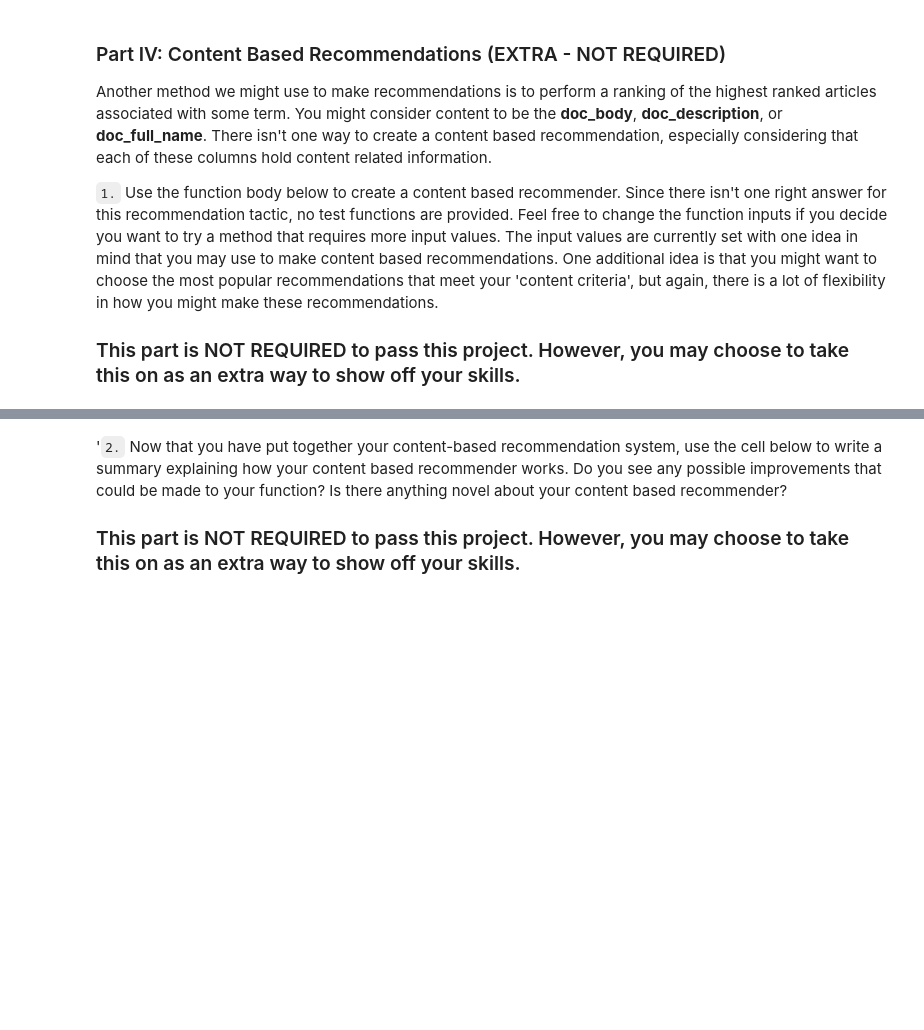
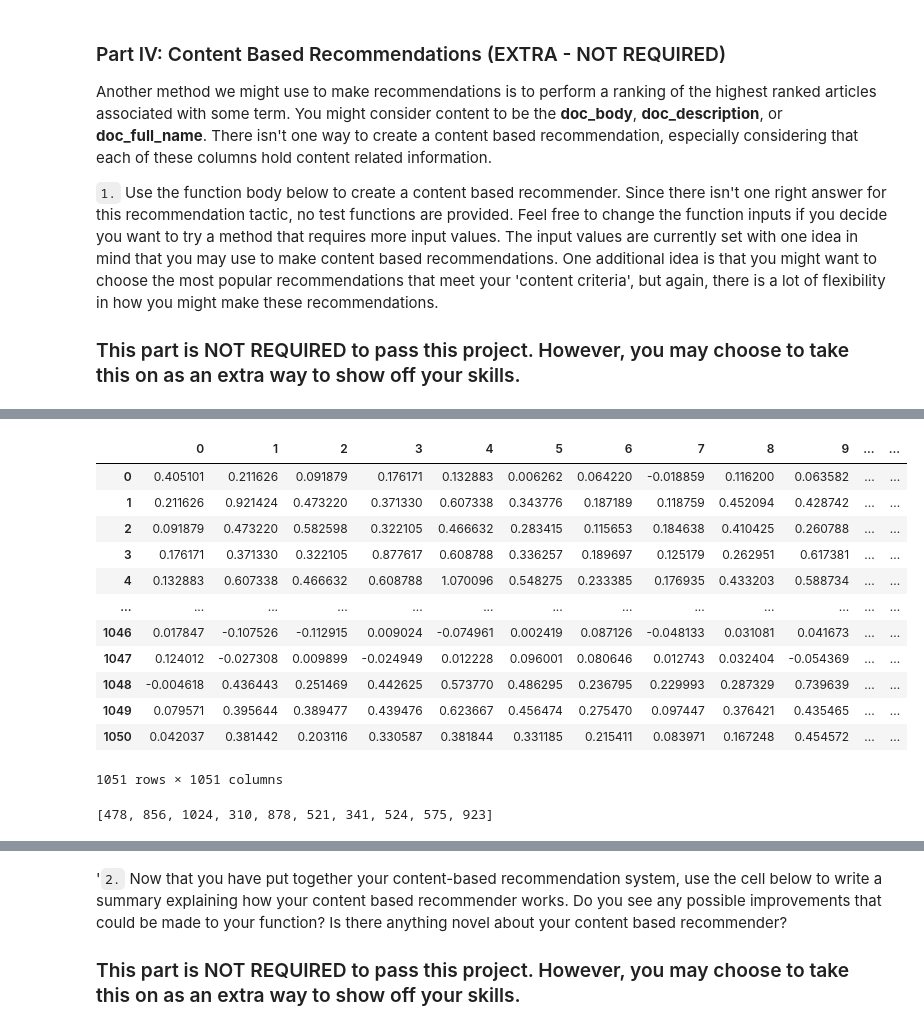
Before and after one commit to MonNum5/IBM_Recommandations_Udacity, a Jupyter notebook: Recommendations_with_IBM.ipynb, the cells around one changed output, grey strips where cells are left out. Cells and saved outputs as stored; diff of their text form; code cells hidden in the pictures; blank space fills up the shorter version.

Commit message:
implemented content recommenation function

```diff
--- a/Recommendations_with_IBM.ipynb
+++ b/Recommendations_with_IBM.ipynb
@@ -642 +658,5 @@ article_text = df_merged['title_doc_body_description'].values
+# %%
+# Train Word2Vec model to be able to measure similarties of words
+from gensim.models import Word2Vec
+model = Word2Vec(article_text_cleaned, min_count=1, size =32)
 # %%
@@ -670,5 +666,4 @@ article_names_cleaned[2]
-# %%
-# Train Word2Vec model to be able to measure similarties of words
-from gensim.models import Word2Vec
-model = Word2Vec(article_names_cleaned, min_count=1, size =32)
+# %%
+# assign to new column
+df_merged['title_full_name_cleaned']=article_text_cleaned
 # %%
@@ -696,0 +703,54 @@ print(model.similarity('science','science'))
+# %%
+# Fill missing values based on similarty
+content_similarity_df=content_similarity_df.fillna(0)
+X=content_similarity_df.values
+X = X.T + X - np.diag(np.diag(X))
+content_similarity_df = pd.DataFrame(X, columns = content_similarity_df.columns, index =content_similarity_df.index)
+# Save similarity matrix as pickle
+pickle.dump(content_similarity_df, open('content_similarty_matrix.p','wb'))
+# %%
+def make_content_recs(user_id, m=10):
+    '''
+    INPUT:
+        user_id: id of user (int or str)
+        m: number of articles to return (int)
+
+    OUTPUT:
+        similar_content_titles: titles of similar articles (list)
+
+    - loads previously calculated content similarity matrix, that containes the averaged similarity over all cleaned article tiltes and         description
+    - checks if the user is new, if so, returns list of articles most similar to all other articles
+    - if the user is listed in df, article ids of articles with the most similar content to the articles with the most interactions are         appended to the output list
+    '''
+    user_id = float(user_id)
+    content_similarity_df = pickle.load(open('content_similarty_matrix.p','rb'))
+
+    # check if user_id in df
+    if user_id not in df['user_id'] # new user
+        similar_article_ids = list(content_similarity_df.sum(axis=1).sort_values(ascending=False).index[:m])
+        similar_content_titles = df_merged.groupby('article_id')['title_full_name'].first()[similar_article_ids].to_list()
+    else:
+        seen_articles_id = df[df['user_id']==1]['article_id'].unique() # get seen articles ids as list
+        seen_articles_id = df.groupby('article_id')['user_id'].count()[seen_articles_id].sort_values(ascending=False) # get seen articles ids sorted by most interactios as id
+        for id in seen_articles_id:
+            similar_article_ids = content_similarity_df[0.0].drop(1.0).sort_values(ascending=False).index[:10].to_list() # get 10 (arbitrary) articles with most similar content
+            for id_ in similar_article_ids:
+                if id_x not in seen_articles_id:
+# %% [output]
+|  | 0 | 1 | 2 | 3 | 4 | 5 | 6 | 7 | 8 | 9 | ... | ... |
+| 0 | 0.405101 | 0.211626 | 0.091879 | 0.176171 | 0.132883 | 0.006262 | 0.064220 | -0.018859 | 0.116200 | 0.063582 | ... | ... |
+| 1 | 0.211626 | 0.921424 | 0.473220 | 0.371330 | 0.607338 | 0.343776 | 0.187189 | 0.118759 | 0.452094 | 0.428742 | ... | ... |
+| 2 | 0.091879 | 0.473220 | 0.582598 | 0.322105 | 0.466632 | 0.283415 | 0.115653 | 0.184638 | 0.410425 | 0.260788 | ... | ... |
+| 3 | 0.176171 | 0.371330 | 0.322105 | 0.877617 | 0.608788 | 0.336257 | 0.189697 | 0.125179 | 0.262951 | 0.617381 | ... | ... |
+| 4 | 0.132883 | 0.607338 | 0.466632 | 0.608788 | 1.070096 | 0.548275 | 0.233385 | 0.176935 | 0.433203 | 0.588734 | ... | ... |
+| ... | ... | ... | ... | ... | ... | ... | ... | ... | ... | ... | ... | ... |
+| 1046 | 0.017847 | -0.107526 | -0.112915 | 0.009024 | -0.074961 | 0.002419 | 0.087126 | -0.048133 | 0.031081 | 0.041673 | ... | ... |
+| 1047 | 0.124012 | -0.027308 | 0.009899 | -0.024949 | 0.012228 | 0.096001 | 0.080646 | 0.012743 | 0.032404 | -0.054369 | ... | ... |
+| 1048 | -0.004618 | 0.436443 | 0.251469 | 0.442625 | 0.573770 | 0.486295 | 0.236795 | 0.229993 | 0.287329 | 0.739639 | ... | ... |
+| 1049 | 0.079571 | 0.395644 | 0.389477 | 0.439476 | 0.623667 | 0.456474 | 0.275470 | 0.097447 | 0.376421 | 0.435465 | ... | ... |
+| 1050 | 0.042037 | 0.381442 | 0.203116 | 0.330587 | 0.381844 | 0.331185 | 0.215411 | 0.083971 | 0.167248 | 0.454572 | ... | ... |
+1051 rows × 1051 columns
+# %%
+content_similarity_df[0.0].drop(1.0).sort_values(ascending=False).index[:10].to_list()
+# %% [output]
+[478, 856, 1024, 310, 878, 521, 341, 524, 575, 923]
```
Also changed, not shown: parts of 19 cells of this notebook, 2 other files.
